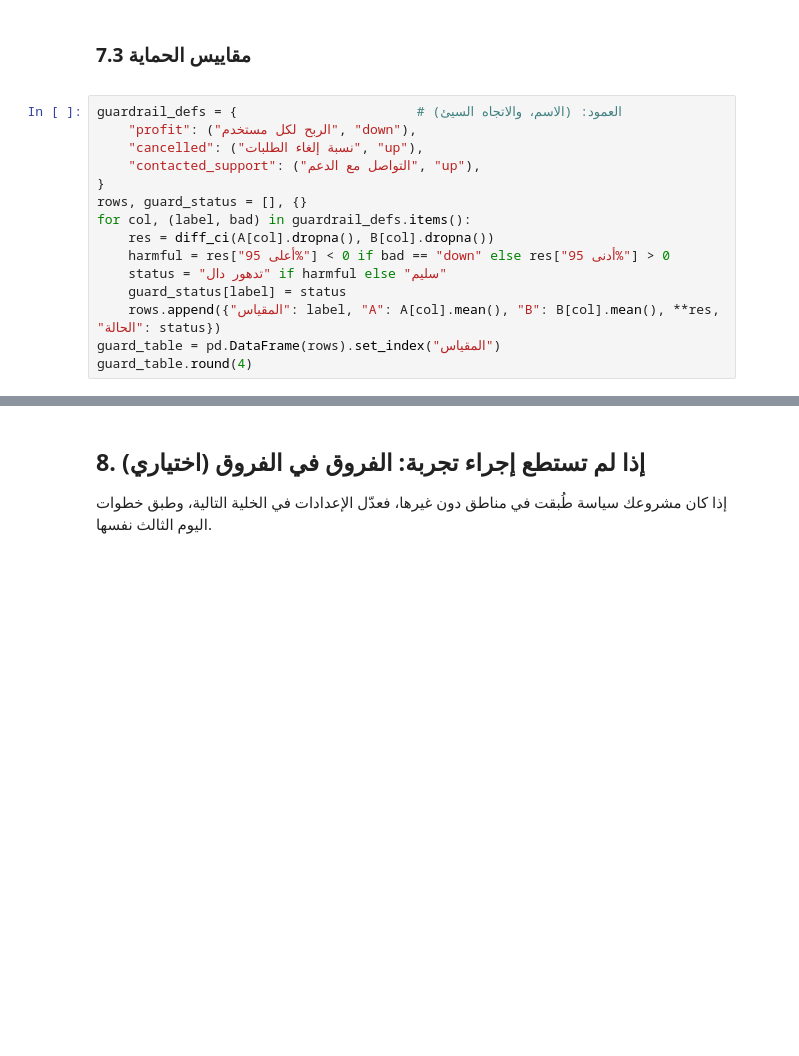
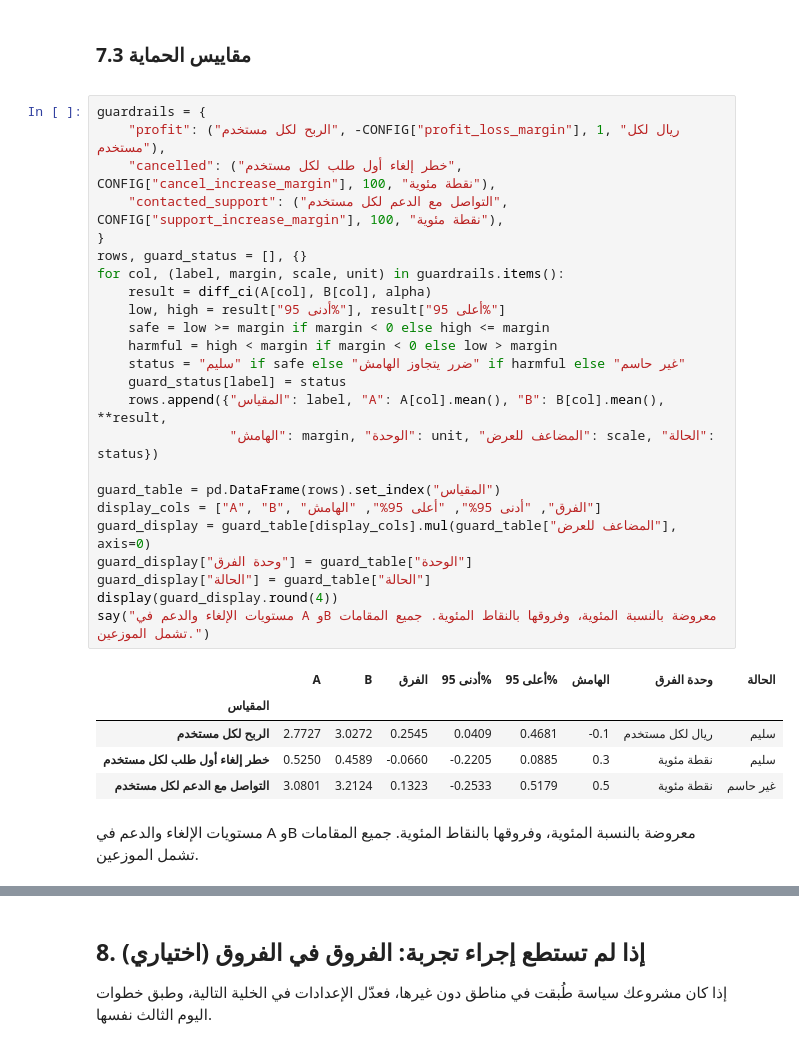
Before and after one commit to turki-91/abandoned-cart-reminder-ab-test, a Jupyter notebook: project_template.ipynb, the cells around one changed output, grey strips where cells are left out. Drawn from its saved outputs; the diff is of its cells as text; blank space fills up the shorter version.

```diff
--- a/project_template.ipynb
+++ b/project_template.ipynb
@@ -432,20 +574,36 @@ sec.round(3)
 
 </div>
 # %%
-guardrail_defs = {                       # العمود: (الاسم، والاتجاه السيئ)
-    "profit": ("الربح لكل مستخدم", "down"),
-    "cancelled": ("نسبة إلغاء الطلبات", "up"),
-    "contacted_support": ("التواصل مع الدعم", "up"),
+guardrails = {
+    "profit": ("الربح لكل مستخدم", -CONFIG["profit_loss_margin"], 1, "ريال لكل مستخدم"),
+    "cancelled": ("خطر إلغاء أول طلب لكل مستخدم", CONFIG["cancel_increase_margin"], 100, "نقطة مئوية"),
+    "contacted_support": ("التواصل مع الدعم لكل مستخدم", CONFIG["support_increase_margin"], 100, "نقطة مئوية"),
 }
 rows, guard_status = [], {}
-for col, (label, bad) in guardrail_defs.items():
-    res = diff_ci(A[col].dropna(), B[col].dropna())
-    harmful = res["أعلى 95%"] < 0 if bad == "down" else res["أدنى 95%"] > 0
-    status = "تدهور دال" if harmful else "سليم"
+for col, (label, margin, scale, unit) in guardrails.items():
+    result = diff_ci(A[col], B[col], alpha)
+    low, high = result["أدنى 95%"], result["أعلى 95%"]
+    safe = low >= margin if margin < 0 else high <= margin
+    harmful = high < margin if margin < 0 else low > margin
+    status = "سليم" if safe else "ضرر يتجاوز الهامش" if harmful else "غير حاسم"
     guard_status[label] = status
-    rows.append({"المقياس": label, "A": A[col].mean(), "B": B[col].mean(), **res, "الحالة": status})
+    rows.append({"المقياس": label, "A": A[col].mean(), "B": B[col].mean(), **result,
+                 "الهامش": margin, "الوحدة": unit, "المضاعف للعرض": scale, "الحالة": status})
+
 guard_table = pd.DataFrame(rows).set_index("المقياس")
-guard_table.round(4)
+display_cols = ["A", "B", "الفرق", "أدنى 95%", "أعلى 95%", "الهامش"]
+guard_display = guard_table[display_cols].mul(guard_table["المضاعف للعرض"], axis=0)
+guard_display["وحدة الفرق"] = guard_table["الوحدة"]
+guard_display["الحالة"] = guard_table["الحالة"]
+display(guard_display.round(4))
+say("مستويات الإلغاء والدعم في A وB معروضة بالنسبة المئوية، وفروقها بالنقاط المئوية. جميع المقامات تشمل الموزعين.")
+# %% [output]
+|  | A | B | الفرق | أدنى 95% | أعلى 95% | الهامش | وحدة الفرق | الحالة |
+| المقياس |  |  |  |  |  |  |  |  |
+| الربح لكل مستخدم | 2.7727 | 3.0272 | 0.2545 | 0.0409 | 0.4681 | -0.1 | ريال لكل مستخدم | سليم |
+| خطر إلغاء أول طلب لكل مستخدم | 0.5250 | 0.4589 | -0.0660 | -0.2205 | 0.0885 | 0.3 | نقطة مئوية | سليم |
+| التواصل مع الدعم لكل مستخدم | 3.0801 | 3.2124 | 0.1323 | -0.2533 | 0.5179 | 0.5 | نقطة مئوية | غير حاسم |
+مستويات الإلغاء والدعم في A وB معروضة بالنسبة المئوية، وفروقها بالنقاط المئوية. جميع المقامات تشمل الموزعين.
 # %% [markdown]
 <div dir="rtl">
 
```
Also changed, not shown: parts of 16 cells of this notebook, 2 other files.
